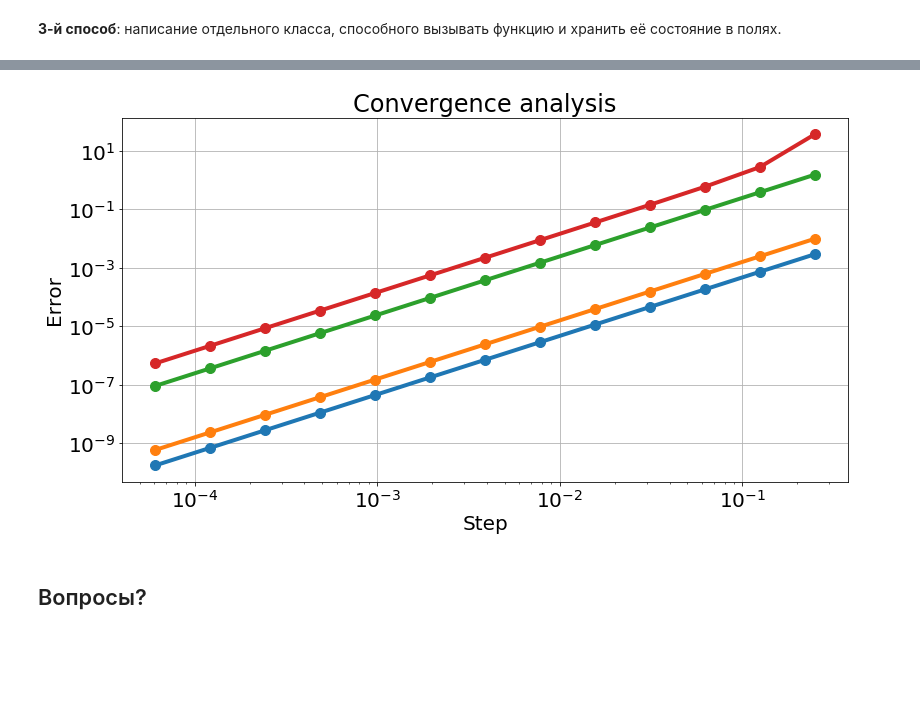
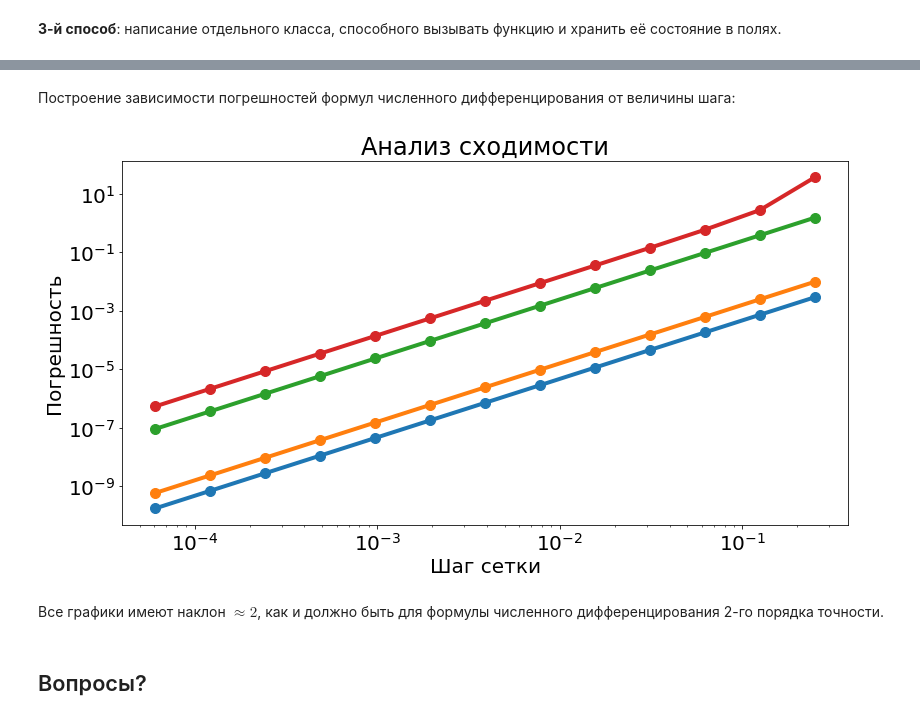
Before and after one commit to akar1492/edu_num_methods_python, a Jupyter notebook: lecture_5/lection_5_classes_b.ipynb, the cells around one changed output, grey strips where cells are left out. Drawn from its saved outputs; the diff is of its cells as text; code cells hidden in the pictures; blank space fills up the shorter version.

```diff
--- a/lecture_5/lection_5_classes_b.ipynb
+++ b/lecture_5/lection_5_classes_b.ipynb
@@ -27,7 +31,7 @@ def YVertical(t, v0, g):
 __Неудачное решение__: использование глобальных переменных.
 # %%
 g = 9.8
-x0 = 0.1 # случайная значение
+x0 = 5. # случайное значение
 v0 = 5.2 # случайное значение
 
 def YVertical1(t):
@@ -270,35 +321,36 @@ plt.show()
-# %%
-# символьное дифференцирование; используем генераторы списков
-listOfAnalyticalDerivatives = [smp.lambdify(xSym, smp.diff(f, xSym)) \
-                               for f in listOfSymbolicFunctions]
-#listOfAnaliticalDerivatives = [smp.lambdify(xSym, f) for f in listOfSymbolicDerivatives]
-
-# построение зависимости погрешностей формул численного дифференцирования от величины шага
-x0 = 5.
-listOfSteps = [2**(-n) for n in range(2, 15)]
-
-
-plt.figure(figsize=figureSizeConst)
-plt.title('Convergence analysis')
-for function, analyticalDerivative in zip(listOfFunctions, listOfAnalyticalDerivatives):
-
-    numericalDerivative = Derivative()
-    numericalDerivative.SetFunction(function)
-
-    # передаем массив шагов h для вычисления производной в векторизованном формате
-    numericalDerivative.SetStep(np.array(listOfSteps))
-
-    # векторизованные вычисления производной, модуля разности
-    listOfErrors = np.fabs(numericalDerivative(x0) - analyticalDerivative(x0))
-
-    plt.loglog(listOfSteps, listOfErrors, '-o', linewidth=4, markersize=10)
-    #plt.legend()
-
-plt.grid('on')
-plt.xlabel('Step')
-plt.ylabel('Error')
-plt.show()
-# %% [output]
-[figure, removed]
+# %%
+derivativesAnalyticalSym = [smp.diff(f, xSym) for f in functionsSym]
+
+# символьное дифференцирование; используем генераторы списков
+derivativesAnalytical = [smp.lambdify(xSym, f) \
+                        for f in derivativesAnalyticalSym]
+# %% [markdown]
+Построение зависимости погрешностей формул численного дифференцирования от величины шага:
+# %%
+steps = [2**(-n) for n in range(2, 15)]
+
+
+plt.figure(figsize=figureSizeConst)
+plt.title('Анализ сходимости')
+
+for f, derivativeAnalytical in zip(functions, derivativesAnalytical):
+
+        errors = []
+        for h in steps:
+            derivativeNum = DerivativeNum(f, h)
+            error = m.fabs(derivativeNum(x0) - derivativeAnalytical(x0))
+            errors.append(error)
+
+        # на каждой итерации, построение графика в ОДНОМ окне, созданном plt.figure() выше
+        plt.loglog(steps, errors, '-o', linewidth=4, markersize=10)
+
+
+plt.xlabel('Шаг сетки')
+plt.ylabel('Погрешность')
+plt.show()
+# %% [output]
+[figure, added]
+# %% [markdown]
+Все графики имеют наклон $\approx 2$, как и должно быть для формулы численного дифференцирования 2-го порядка точности.
 # %% [markdown]
 ## Вопросы?
```
Also changed, not shown: parts of 35 cells of this notebook, 1 other file.
